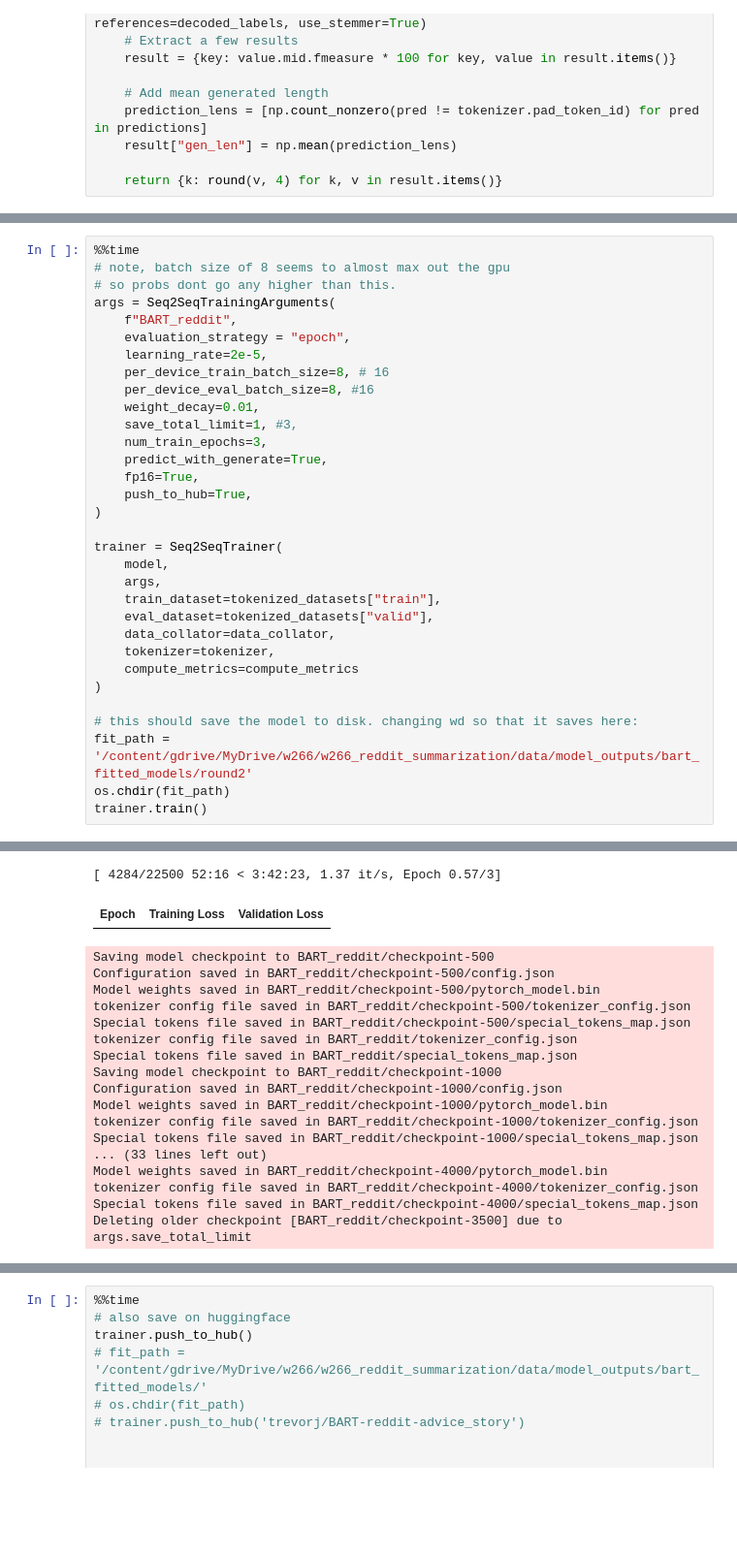
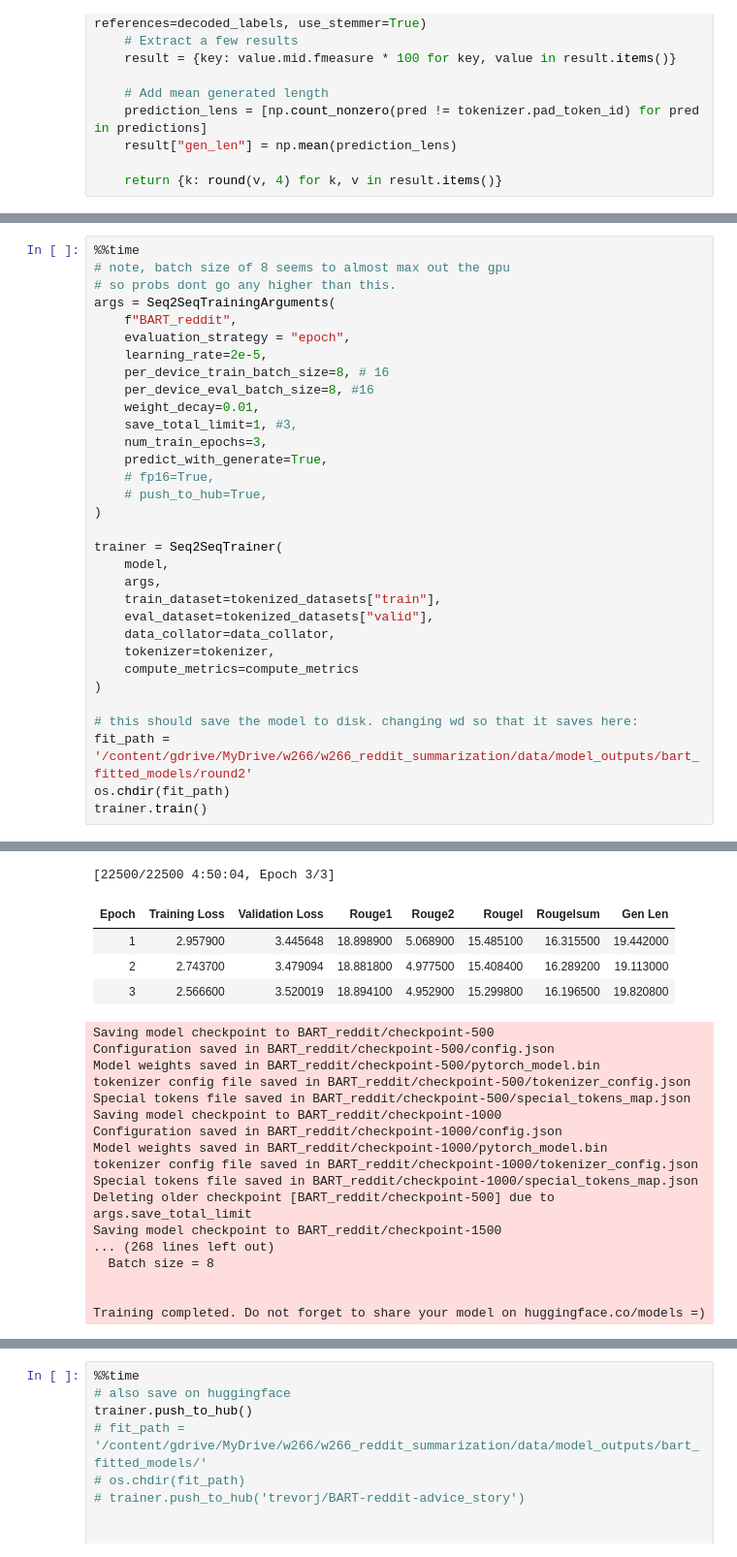
Before and after one commit to trevor-johnson/w266_reddit_summarization, a Jupyter notebook: modeling/BART/round2/2_BART_training_fullDF.ipynb, the cells around one changed output, grey strips where cells are left out. Shown at 97% size. Saved outputs shown, nothing was run; the diff lists cells and outputs as text; blank space fills up the shorter version.

```diff
--- a/modeling/BART/round2/2_BART_training_fullDF.ipynb
+++ b/modeling/BART/round2/2_BART_training_fullDF.ipynb
@@ -243,8 +244,8 @@ args = Seq2SeqTrainingArguments(
     save_total_limit=1, #3,
     num_train_epochs=3,
     predict_with_generate=True,
-    fp16=True,
-    push_to_hub=True,
+    # fp16=True,
+    # push_to_hub=True,
 )
 
 trainer = Seq2SeqTrainer(
@@ -268,26 +269,29 @@ The following columns in the training set don't have a corresponding argument in
 ***** Running training *****
   Num examples = 60000
   Num Epochs = 3
   Instantaneous batch size per device = 8
   Total train batch size (w. parallel, distributed & accumulation) = 8
   Gradient Accumulation steps = 1
   Total optimization steps = 22500
-[ 4284/22500 52:16 < 3:42:23, 1.37 it/s, Epoch 0.57/3]
+[22500/22500 4:50:04, Epoch 3/3]
-| Epoch | Training Loss | Validation Loss |
+| Epoch | Training Loss | Validation Loss | Rouge1 | Rouge2 | Rougel | Rougelsum | Gen Len |
+| 1 | 2.957900 | 3.445648 | 18.898900 | 5.068900 | 15.485100 | 16.315500 | 19.442000 |
+| 2 | 2.743700 | 3.479094 | 18.881800 | 4.977500 | 15.408400 | 16.289200 | 19.113000 |
+| 3 | 2.566600 | 3.520019 | 18.894100 | 4.952900 | 15.299800 | 16.196500 | 19.820800 |
 Saving model checkpoint to BART_reddit/checkpoint-500
 Configuration saved in BART_reddit/checkpoint-500/config.json
 Model weights saved in BART_reddit/checkpoint-500/pytorch_model.bin
 tokenizer config file saved in BART_reddit/checkpoint-500/tokenizer_config.json
 Special tokens file saved in BART_reddit/checkpoint-500/special_tokens_map.json
-tokenizer config file saved in BART_reddit/tokenizer_config.json
-Special tokens file saved in BART_reddit/special_tokens_map.json
 Saving model checkpoint to BART_reddit/checkpoint-1000
 Configuration saved in BART_reddit/checkpoint-1000/config.json
 Model weights saved in BART_reddit/checkpoint-1000/pytorch_model.bin
 tokenizer config file saved in BART_reddit/checkpoint-1000/tokenizer_config.json
 Special tokens file saved in BART_reddit/checkpoint-1000/special_tokens_map.json
-... (33 lines left out)
-Model weights saved in BART_reddit/checkpoint-4000/pytorch_model.bin
-tokenizer config file saved in BART_reddit/checkpoint-4000/tokenizer_config.json
-Special tokens file saved in BART_reddit/checkpoint-4000/special_tokens_map.json
-Deleting older checkpoint [BART_reddit/checkpoint-3500] due to args.save_total_limit
+Deleting older checkpoint [BART_reddit/checkpoint-500] due to args.save_total_limit
+Saving model checkpoint to BART_reddit/checkpoint-1500
+... (268 lines left out)
+  Batch size = 8
+
+
+Training completed. Do not forget to share your model on huggingface.co/models =)
```
Also changed, not shown: parts of 7 cells of this notebook, 2 other files.
